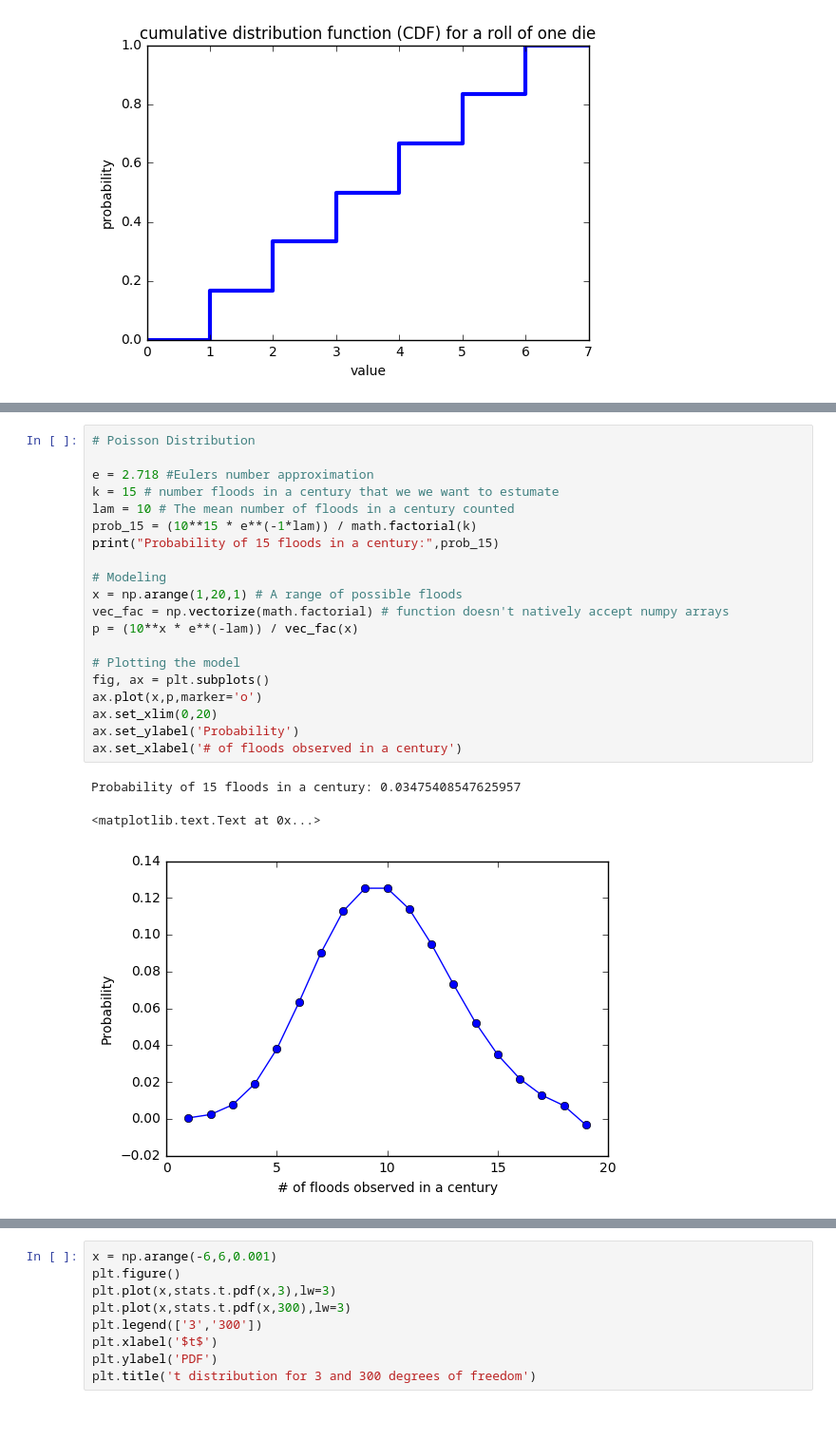
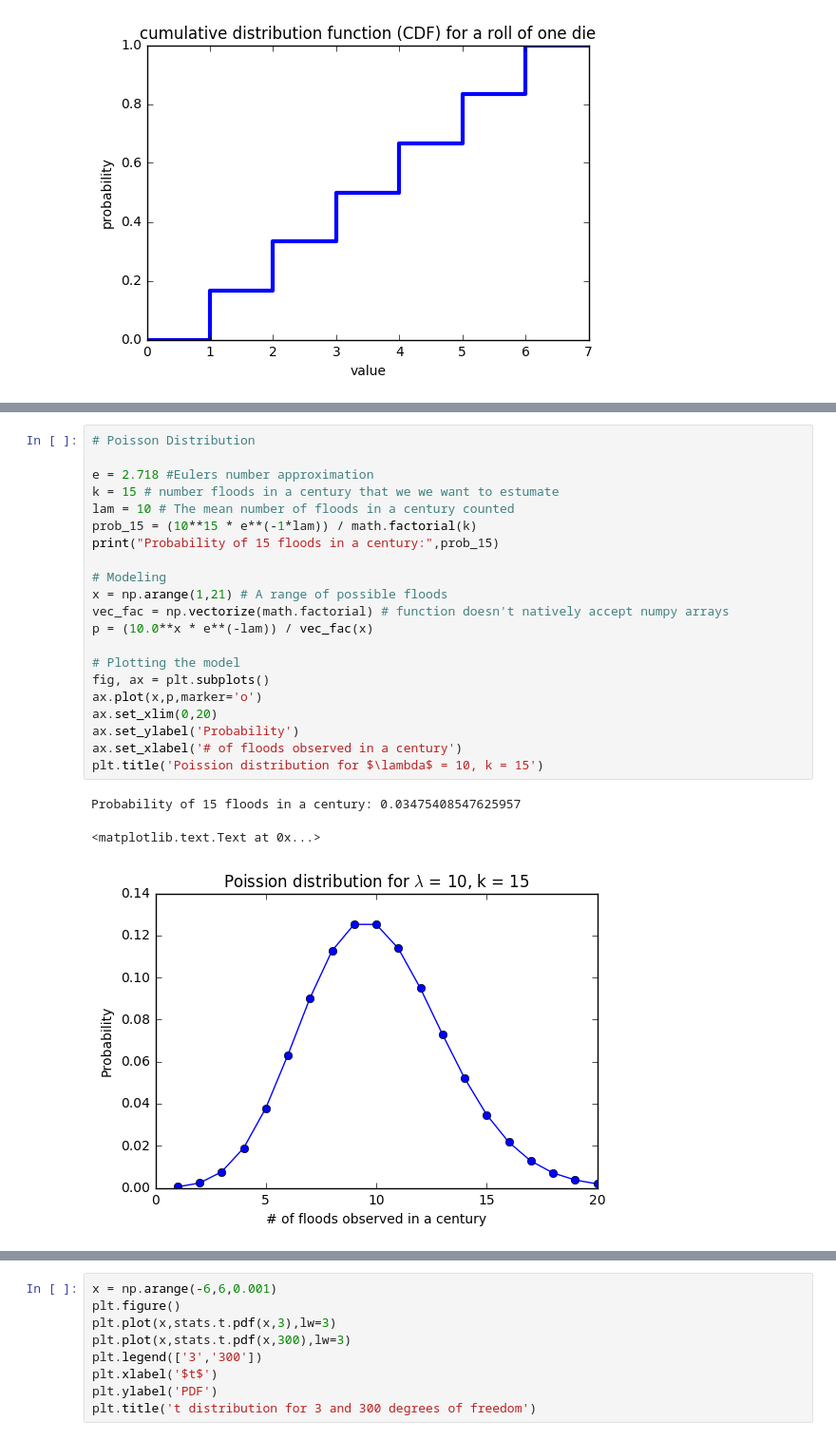
Before and after one commit to mlmldata2020/course-notes, a Jupyter notebook: week01-probability_and_distributions.ipynb, the cells around one changed output, grey strips where cells are left out. Shown: that part at 95% size. Cells and saved outputs as stored; diff of their text form.

```diff
--- a/week01-probability_and_distributions.ipynb
+++ b/week01-probability_and_distributions.ipynb
@@ -144,24 +160,25 @@ __example__: if on average 10 flood occur per century. What is probability of co
 # %%
 # Poisson Distribution
 
 e = 2.718 #Eulers number approximation
 k = 15 # number floods in a century that we we want to estumate
 lam = 10 # The mean number of floods in a century counted
 prob_15 = (10**15 * e**(-1*lam)) / math.factorial(k)
 print("Probability of 15 floods in a century:",prob_15)
 
 # Modeling
-x = np.arange(1,20,1) # A range of possible floods
+x = np.arange(1,21) # A range of possible floods
 vec_fac = np.vectorize(math.factorial) # function doesn't natively accept numpy arrays
-p = (10**x * e**(-lam)) / vec_fac(x)
+p = (10.0**x * e**(-lam)) / vec_fac(x)
 
 # Plotting the model
 fig, ax = plt.subplots()
 ax.plot(x,p,marker='o')
 ax.set_xlim(0,20)
 ax.set_ylabel('Probability')
 ax.set_xlabel('# of floods observed in a century')
+plt.title('Poission distribution for $\lambda$ = 10, k = 15')
 # %% [output]
 Probability of 15 floods in a century: 0.03475408547625957
 <matplotlib.text.Text at 0x...>
-[figure, old version]
+[figure, new version]
```
Also changed, not shown: parts of 12 cells of this notebook, 2 other files.
